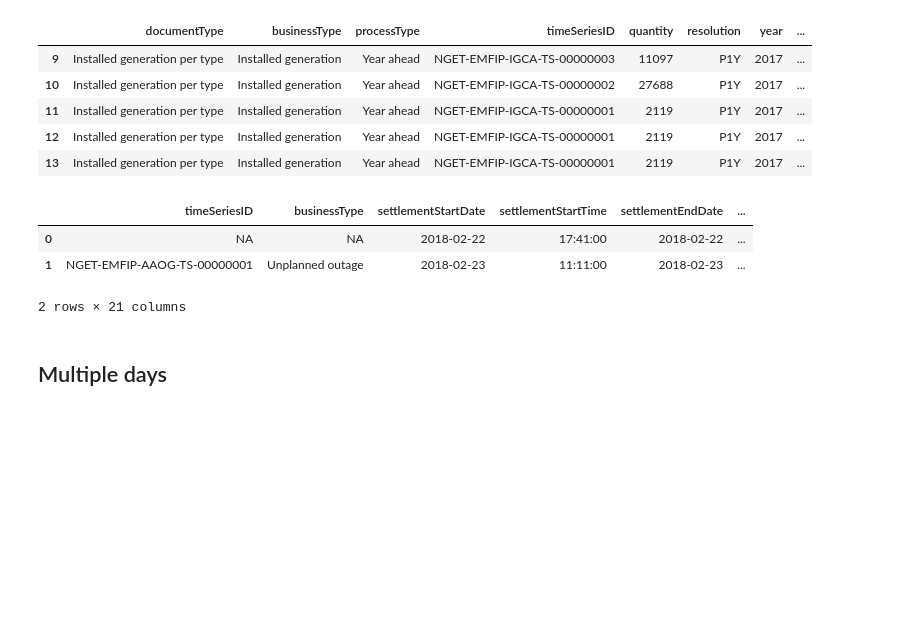
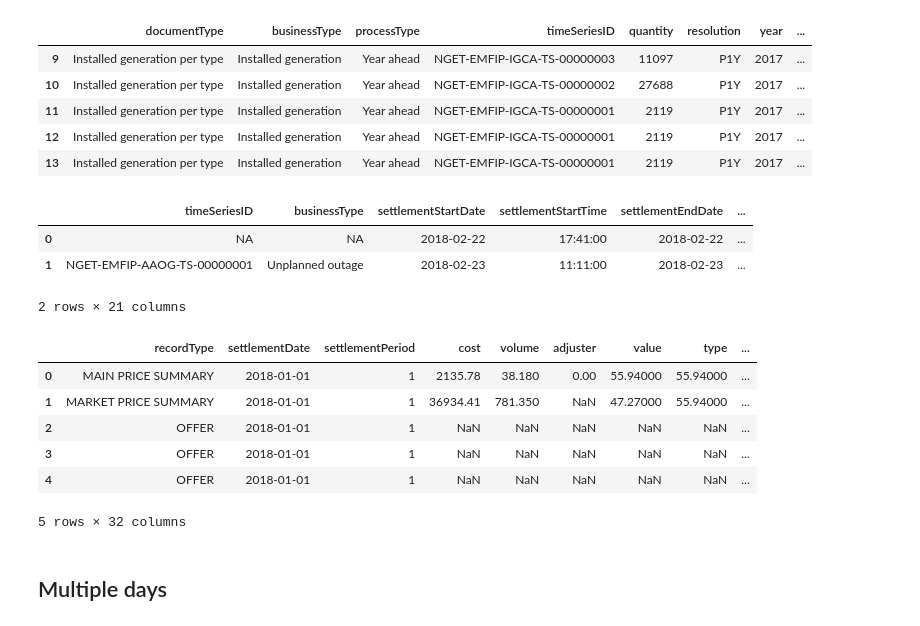
Before and after one commit to GiorgioBalestrieri/elexon_api_tool, a Jupyter notebook: example.ipynb, the cells around one changed output. Saved outputs shown, nothing was run; the diff lists cells and outputs as text; code cells hidden in the pictures; blank space fills up the shorter version.

```diff
--- a/example.ipynb
+++ b/example.ipynb
@@ -64,6 +66,23 @@ elexon_client.query_API(**params).tail()
 | 0 | NA | NA | 2018-02-22 | 17:41:00 | 2018-02-22 | ... |
 | 1 | NGET-EMFIP-AAOG-TS-00000001 | Unplanned outage | 2018-02-23 | 11:11:00 | 2018-02-23 | ... |
 2 rows × 21 columns
+# %%
+params = {
+    'ServiceCode': 'DETSYSPRICES',
+    'SettlementDate': pd.datetime(2018,1,1),
+    'SettlementPeriod': 1
+}
+
+df = elexon_client.query_API(**params)
+df.head()
+# %% [output]
+|  | recordType | settlementDate | settlementPeriod | cost | volume | adjuster | value | type | ... |
+| 0 | MAIN PRICE SUMMARY | 2018-01-01 | 1 | 2135.78 | 38.180 | 0.00 | 55.94000 | 55.94000 | ... |
+| 1 | MARKET PRICE SUMMARY | 2018-01-01 | 1 | 36934.41 | 781.350 | NaN | 47.27000 | 55.94000 | ... |
+| 2 | OFFER | 2018-01-01 | 1 | NaN | NaN | NaN | NaN | NaN | ... |
+| 3 | OFFER | 2018-01-01 | 1 | NaN | NaN | NaN | NaN | NaN | ... |
+| 4 | OFFER | 2018-01-01 | 1 | NaN | NaN | NaN | NaN | NaN | ... |
+5 rows × 32 columns
 # %% [markdown]
 ## Multiple days
 # %%
```
Also changed, not shown: parts of 3 cells of this notebook.
